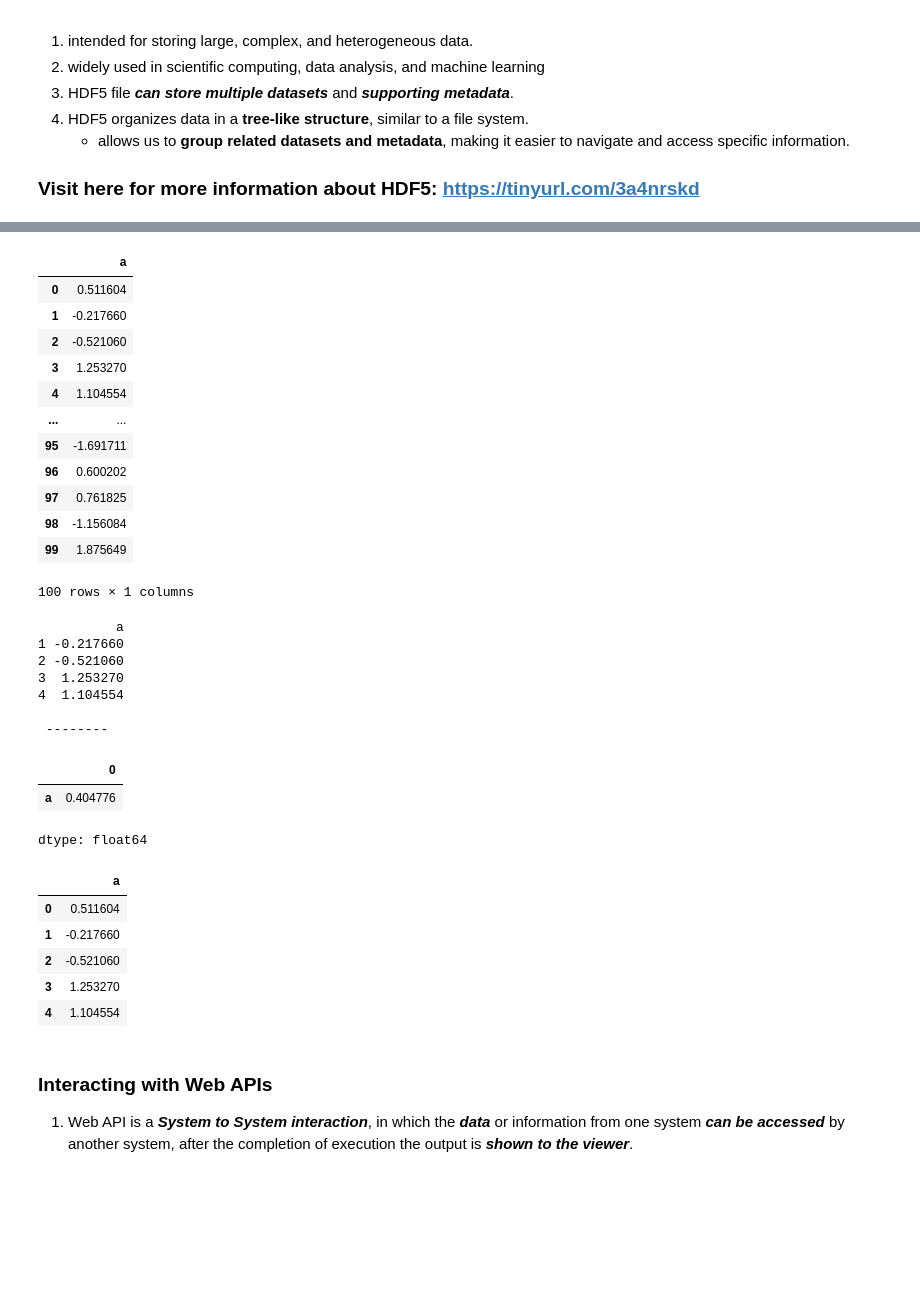
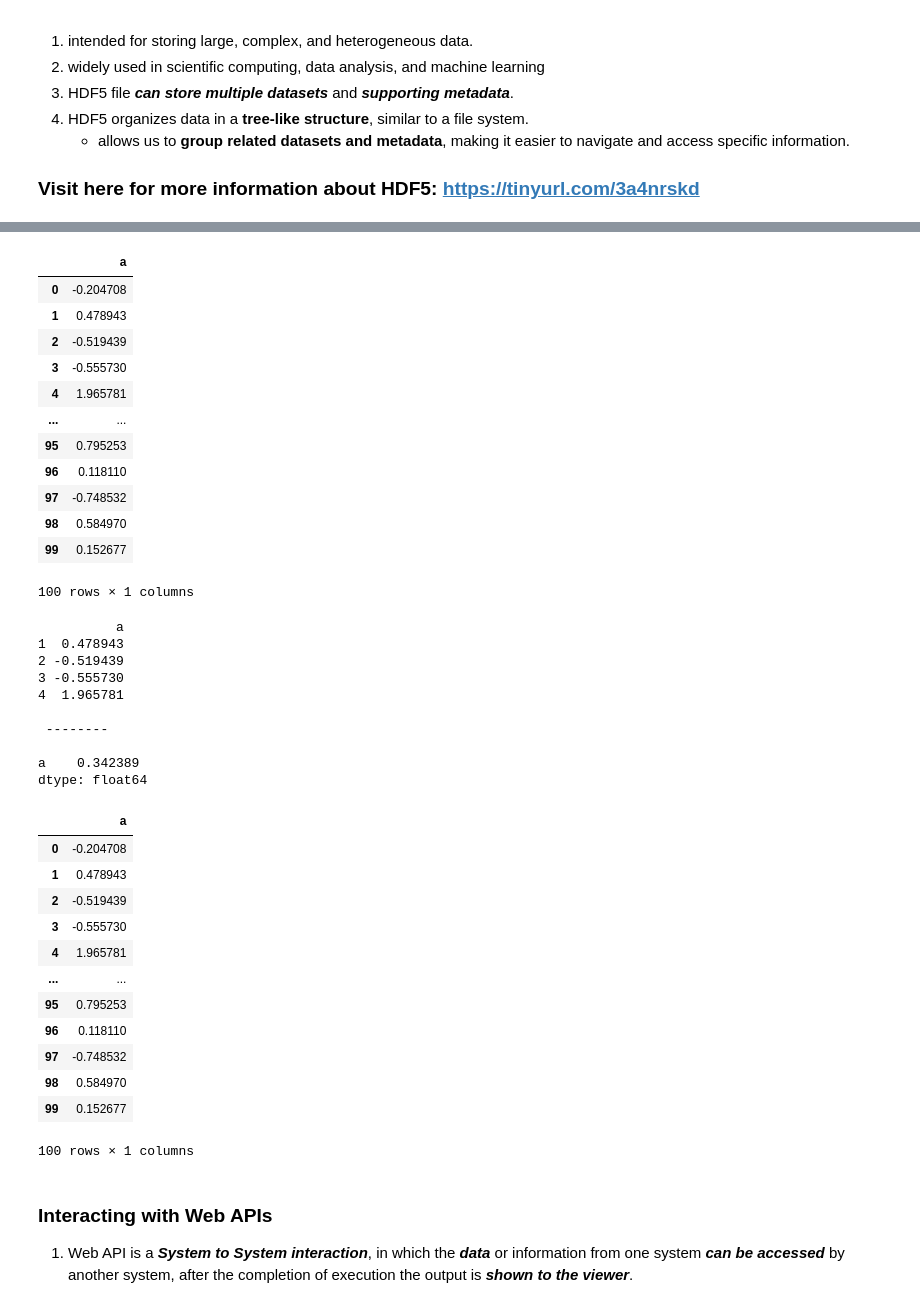
Before and after one commit to hathimazman/Master-Data-Science, a Jupyter notebook: Semester_1/Data_Science/P153146_Week09_DataLoading_Storage_20241214.ipynb, the cells around one changed output, grey strips where cells are left out. Drawn from its saved outputs; the diff is of its cells as text; code cells hidden in the pictures; blank space fills up the shorter version.

```diff
--- a/Semester_1/Data_Science/P153146_Week09_DataLoading_Storage_20241214.ipynb
+++ b/Semester_1/Data_Science/P153146_Week09_DataLoading_Storage_20241214.ipynb
@@ -550,5 +552,8 @@ frame
 # %%
 # Working with HDF5
 # Create some random number
+np.random.seed(12345)
+frame = pd.DataFrame({'a': np.random.randn(100)})
+frame
 # %% [output]
 |  | a |
@@ -571,45 +578,55 @@ frame
 # %%
 # Retrieve objects contained in the HDF5 file
+store['obj1']
 # %% [output]
 |  | a |
-| 0 | 0.511604 |
-| 1 | -0.217660 |
-| 2 | -0.521060 |
-| 3 | 1.253270 |
-| 4 | 1.104554 |
+| 0 | -0.204708 |
+| 1 | 0.478943 |
+| 2 | -0.519439 |
+| 3 | -0.555730 |
+| 4 | 1.965781 |
 | ... | ... |
-| 95 | -1.691711 |
-| 96 | 0.600202 |
-| 97 | 0.761825 |
-| 98 | -1.156084 |
-| 99 | 1.875649 |
+| 95 | 0.795253 |
+| 96 | 0.118110 |
+| 97 | -0.748532 |
+| 98 | 0.584970 |
+| 99 | 0.152677 |
 100 rows × 1 columns
 # %%
 # HDF5 support query operations in table storage format
-
+store.put('obj2', frame, format='table')
+print(store.select('obj2', where=['index >= 1 and index <=4']))
 print('\n -------- \n')
+print(store.select('obj2', where=['index >= 1 and index <= 4']).mean())
 # %% [output]
           a
-1 -0.217660
-2 -0.521060
-3  1.253270
-4  1.104554
+1  0.478943
+2 -0.519439
+3 -0.555730
+4  1.965781
 
  --------
+
+a    0.342389
+dtype: float64
-|  | 0 |
-| a | 0.404776 |
-dtype: float64
 # %%
 # Other HDF functions
-          # save the data into mydate.hdf5
-          # Load the mydate.hdf5 file
+frame.to_hdf(path_or_buf= '/content/mydate.hdf5', key = 'obj3', format='table')         # save the data into mydate.hdf5
+pd.read_hdf('/content/mydate.hdf5')          # Load the mydate.hdf5 file
 # %% [output]
 |  | a |
-| 0 | 0.511604 |
-| 1 | -0.217660 |
-| 2 | -0.521060 |
-| 3 | 1.253270 |
-| 4 | 1.104554 |
+| 0 | -0.204708 |
+| 1 | 0.478943 |
+| 2 | -0.519439 |
+| 3 | -0.555730 |
+| 4 | 1.965781 |
+| ... | ... |
+| 95 | 0.795253 |
+| 96 | 0.118110 |
+| 97 | -0.748532 |
+| 98 | 0.584970 |
+| 99 | 0.152677 |
+100 rows × 1 columns
 # %% [markdown]
 ### **Interacting with Web APIs**
 1. Web API is a ***System to System interaction***, in which the ***data*** or information from one system ***can be accessed*** by another system, after the completion of execution the output is ***shown to the viewer***.
```
Also changed, not shown: parts of 20 cells of this notebook.
